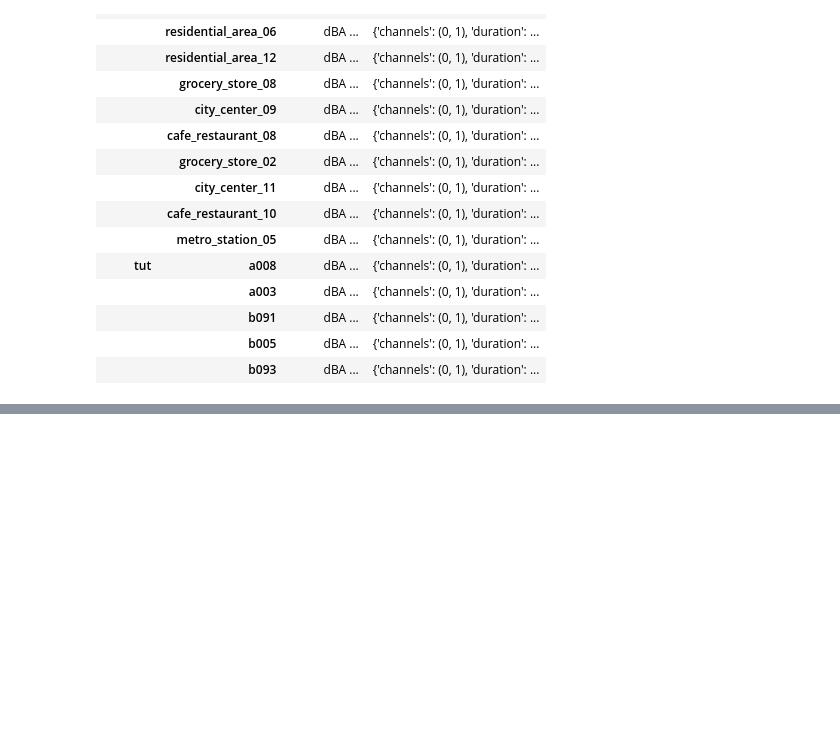
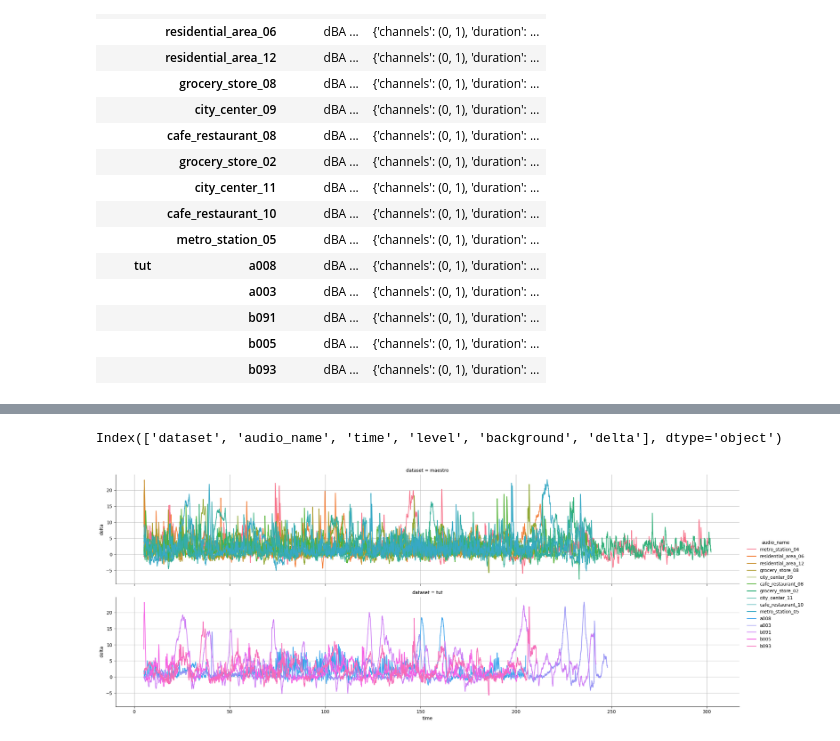
Before and after one commit to jonnor/dominant-sound, a Jupyter notebook: notebooks/AnnotationsEDA.ipynb, the cells around one changed output, grey strips where cells are left out. Cells and saved outputs as stored; diff of their text form; code cells hidden in the pictures; blank space fills up the shorter version.

```diff
--- a/notebooks/AnnotationsEDA.ipynb
+++ b/notebooks/AnnotationsEDA.ipynb
@@ -242,0 +350,5 @@ soundlevels
+# %%
+plot_soundlevels(sb, value='delta')
+# %% [output]
+Index(['dataset', 'audio_name', 'time', 'level', 'background', 'delta'], dtype='object')
+[figure, added]
```
Also changed, not shown: parts of 5 cells of this notebook, 1 other file.
